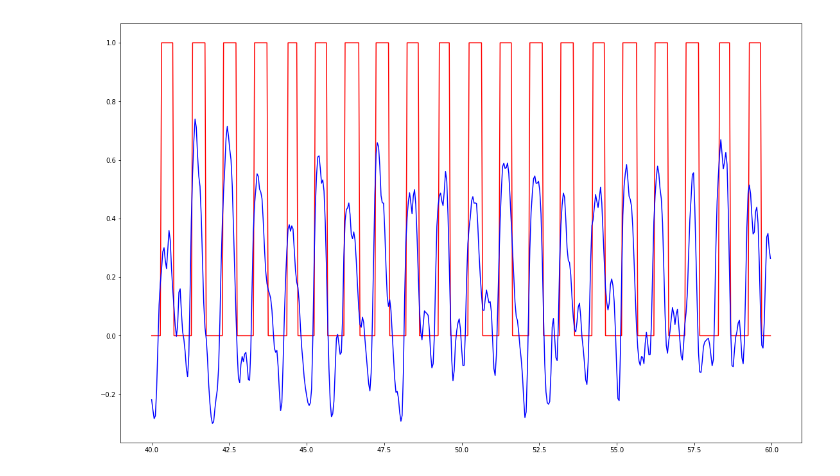
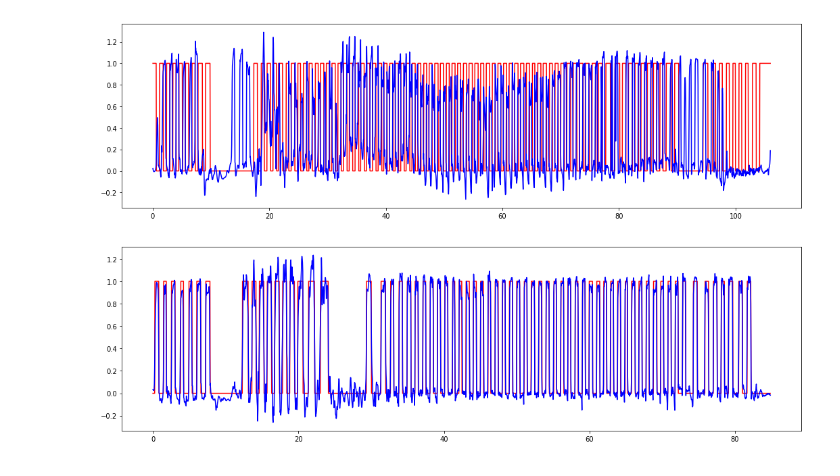
Before and after one commit to czyi/StepCounting, a Jupyter notebook: lstm_windowed.ipynb, the cells around one changed output. Cells and saved outputs as stored; diff of their text form; code cells hidden in the pictures.

```diff
--- a/lstm_windowed.ipynb
+++ b/lstm_windowed.ipynb
@@ -127,0 +95,9 @@ print(train_y[0])
+# %%
+window_y_2 = read_xml('weallwalk/T2_ID1_GD.xml', len(data_x_2))
+print(len(window_y_2))
+
+# print window_y
+plt.figure(figsize=(18, 5))
+plt.plot([i[0] for i in data_x_2], [i[0] for i in data_y_2], 'y')
+plt.plot([i[0] for i in data_x_2], [i[0] for i in window_y_2], 'b')
+plt.show()
@@ -127,0 +107,17 @@ print(train_y[0])
+# %%
+train_x,train_y=[],[]
+for i in range(len(data_x_1)-timesteps):
+    x=data_x_1[i:i+timesteps]
+    y=window_y_1[i+timesteps]
+    train_x.append(x)
+    train_y.append(y)
+
+test_x,test_y=[],[]
+for i in range(len(data_x_2)-timesteps):
+    x=data_x_2[i:i+timesteps]
+    y=window_y_2[i+timesteps]
+    test_x.append(x)
+    test_y.append(y)
+
+print(len(train_y))
+print(len(test_y))
@@ -133,7 +132,7 @@ def LstmCell():
     return lstm_cell
 
 graph = tf.Graph()
-with graph.as_default(), tf.device('/cpu:0'):
+with graph.as_default(), tf.device('/gpu:0'):
     # tf Graph input
     X = tf.placeholder("float", [None, timesteps, num_input])
     Y = tf.placeholder("float", [None, num_output])
@@ -149,20 +148,15 @@ with graph.as_default(), tf.device('/cpu:0'):
 
     def RNN(x, weights, biases):
         x = tf.unstack(x, timesteps, 1)
-        print len(x)
         cell = tf.contrib.rnn.MultiRNNCell([LstmCell() for _ in range(NUM_LAYERS)])
         outputs, state = tf.nn.dynamic_rnn(cell, X, dtype=tf.float32)
-        print outputs.shape
         outputs = tf.transpose(outputs, [1,0,2])
-        print outputs.shape
 
         return tf.matmul(outputs[-1], weights['out']) + biases['out']
 
 
     logits = RNN(X, weights, biases)
     mean_train = tf.reduce_mean(X)
-    print logits.shape
-    print Y.shape
     loss = tf.reduce_mean(tf.squared_difference(logits, Y))
     #loss = tf.reduce_mean(tf.nn.softmax_cross_entropy_with_logits(logits=logits, labels=Y))
 
@@ -176,12 +164,13 @@ with graph.as_default(), tf.device('/cpu:0'):
 # %%
-training_steps = 1001
+training_steps = 10001
 with tf.Session(graph=graph) as session:
     tf.initialize_all_variables().run()
     print('Initialized')
     for step in range(training_steps):
         feed_dict = {X: train_x, Y: train_y}
         _, l, predictions, m = session.run([optimizer, loss, logits,mean_train], feed_dict = feed_dict)
-        if (step % 10 == 0):
+        if (step % 200 == 0):
             print('Loss at step %d: %f' % (step, l))
+    test_loss, test_logits = session.run([loss,logits], feed_dict={X: test_x, Y: test_y})
 # %% [output]
 Initialized
@@ -204,7 +193,14 @@ Loss at step 1000: 0.174275
+# %%
+plt.figure(figsize=(18, 5))
+plt.plot([i[0][0] for i in test_x], [i[0] for i in test_y], 'r')
+plt.plot([i[0][0] for i in test_x], [i[0] for i in test_logits], 'b')
+plt.show()
+# %% [output]
+[figure, added]
 # %%
-plt.figure(figsize=(19, 12))
+plt.figure(figsize=(18, 5))
 plt.plot([i[0][0] for i in train_x], [i[0] for i in train_y], 'r')
 plt.plot([i[0][0] for i in train_x], [i[0] for i in predictions], 'b')
 plt.show()
 # %% [output]
-[figure, old version]
+[figure, new version]
```
Also changed, not shown: parts of 12 cells of this notebook, 8 other files.
